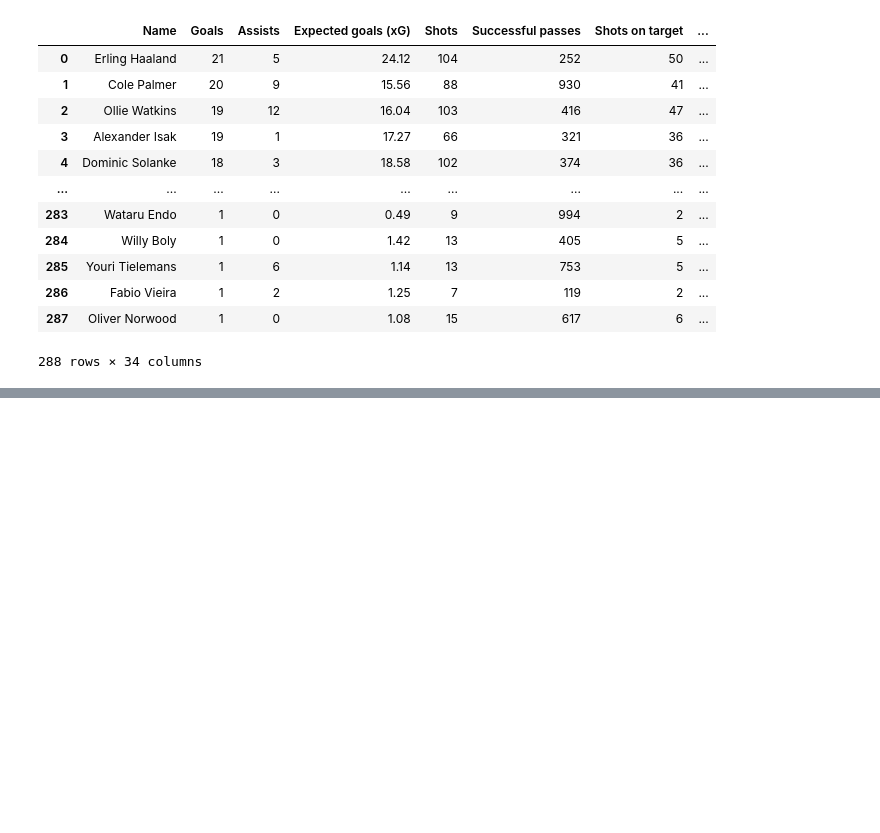
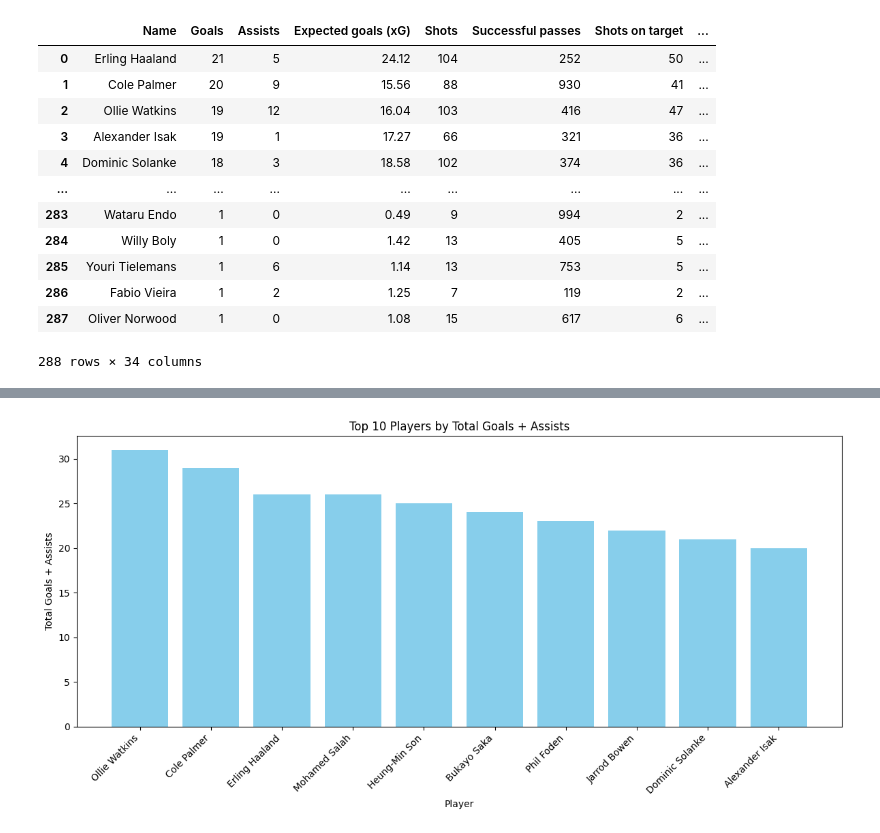
Before and after one commit to medrees-1000/Scraper-Project, a Jupyter notebook: testeing.ipynb, the cells around one changed output, grey strips where cells are left out. Cells and saved outputs as stored; diff of their text form; code cells hidden in the pictures; blank space fills up the shorter version.

```diff
--- a/testeing.ipynb
+++ b/testeing.ipynb
@@ -122,9 +125,9 @@ for url in player_urls:
 
     all_players_stats.append(player_stats)
 # %%
-df = pd.DataFrame(all_players_stats)
+footBall = pd.DataFrame(all_players_stats)
 
-df
+footBall
 # %% [output]
 |  | Name | Goals | Assists | Expected goals (xG) | Shots | Successful passes | Shots on target | ... |
 | 0 | Erling Haaland | 21 | 5 | 24.12 | 104 | 252 | 50 | ... |
@@ -139,3 +142,5 @@ df
 | 286 | Fabio Vieira | 1 | 2 | 1.25 | 7 | 119 | 2 | ... |
 | 287 | Oliver Norwood | 1 | 0 | 1.08 | 15 | 617 | 6 | ... |
 288 rows × 34 columns
+# %%
+footBall = footBall.replace('Not Available', 0)
@@ -141,0 +220,22 @@ df
+# %%
+footBall['Goals'] = pd.to_numeric(footBall['Goals'], errors='coerce')
+footBall['Assists'] = pd.to_numeric(footBall['Assists'], errors='coerce')
+
+footBall.dropna(subset=['Goals', 'Assists'], inplace=True)
+
+
+footBall['Total Goals + Assists'] = footBall['Goals'] + footBall['Assists']
+
+footBall_sorted = footBall.sort_values(by='Total Goals + Assists', ascending=False)
+
+# Plot the bar chart of top 10 players by total goals plus assists
+plt.figure(figsize=(12, 6))
+plt.bar(footBall_sorted['Name'][:10], footBall_sorted['Total Goals + Assists'][:10], color='skyblue')
+plt.xlabel('Player')
+plt.ylabel('Total Goals + Assists')
+plt.title('Top 10 Players by Total Goals + Assists')
+plt.xticks(rotation=45, ha='right')
+plt.tight_layout()
+plt.show()
+# %% [output]
+[figure, added]
```
Also changed, not shown: parts of 10 cells of this notebook.
